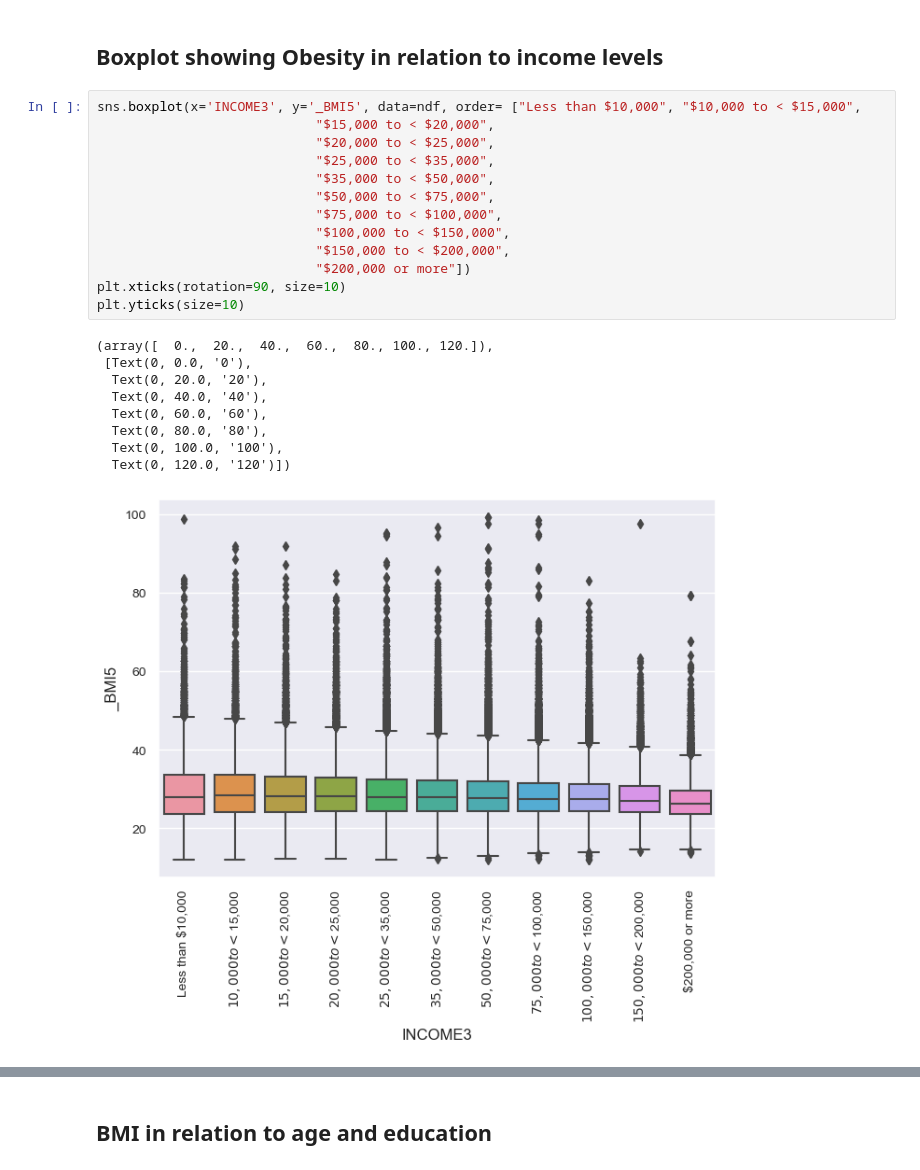
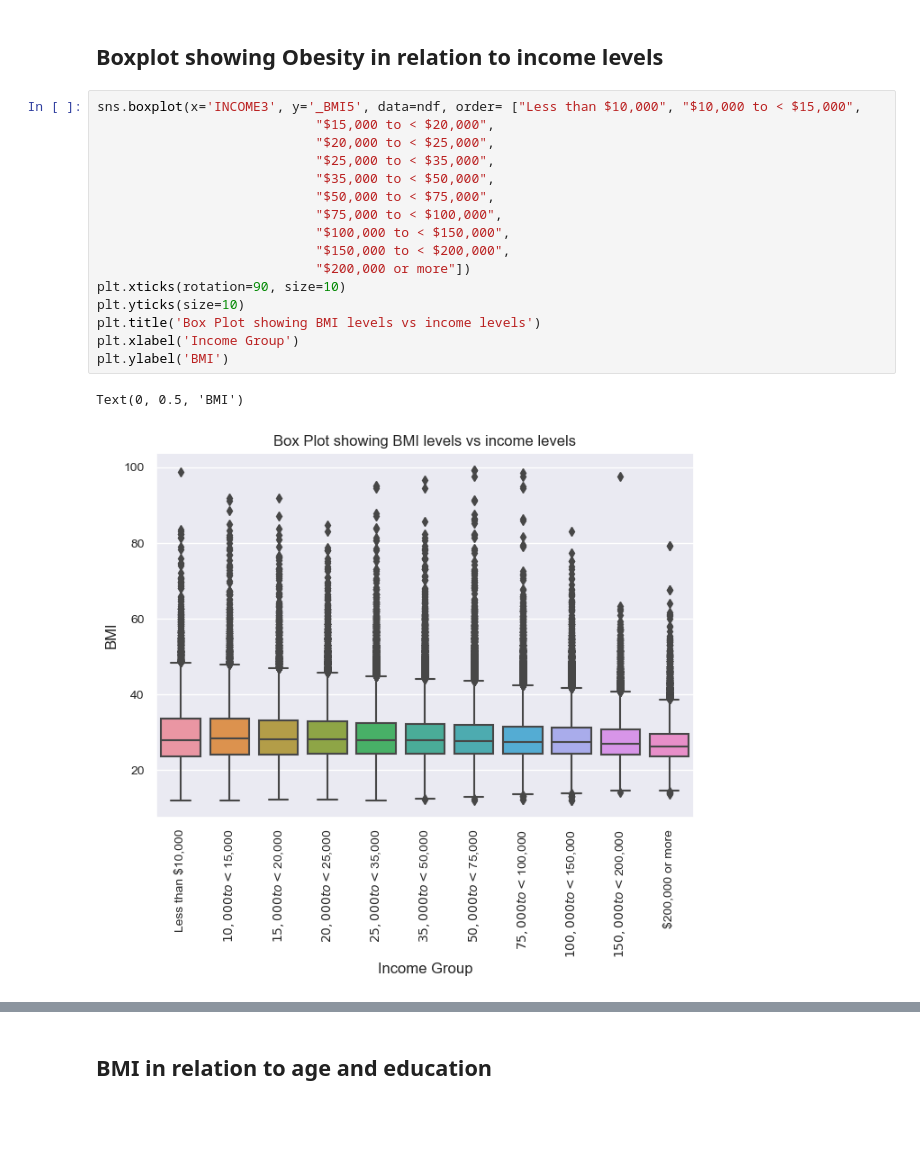
Before and after one commit to laurenc8/ds4a-obesity, a Jupyter notebook: TanishaEDA_V3.ipynb, the cells around one changed output, grey strips where cells are left out. Cells and saved outputs as stored; diff of their text form; blank space fills up the shorter version.

```diff
--- a/TanishaEDA_V3.ipynb
+++ b/TanishaEDA_V3.ipynb
@@ -121,26 +161,22 @@ ndf.head()
 # %%
 sns.boxplot(x='INCOME3', y='_BMI5', data=ndf, order= ["Less than $10,000", "$10,000 to < $15,000",
                             "$15,000 to < $20,000",
                             "$20,000 to < $25,000",
                             "$25,000 to < $35,000",
                             "$35,000 to < $50,000",
                             "$50,000 to < $75,000",
                             "$75,000 to < $100,000",
                             "$100,000 to < $150,000",
                             "$150,000 to < $200,000",
                             "$200,000 or more"])
 plt.xticks(rotation=90, size=10)
 plt.yticks(size=10)
+plt.title('Box Plot showing BMI levels vs income levels')
+plt.xlabel('Income Group')
+plt.ylabel('BMI')
 # %% [output]
-(array([  0.,  20.,  40.,  60.,  80., 100., 120.]),
- [Text(0, 0.0, '0'),
-  Text(0, 20.0, '20'),
-  Text(0, 40.0, '40'),
-  Text(0, 60.0, '60'),
-  Text(0, 80.0, '80'),
-  Text(0, 100.0, '100'),
-  Text(0, 120.0, '120')])
+Text(0, 0.5, 'BMI')
-[figure, old version]
+[figure, new version]
 # %%
 sns.boxplot(x='INCOME3', y='_BMI5CAT', data=ndf, order= ["Less than $10,000", "$10,000 to < $15,000",
                             "$15,000 to < $20,000",
```
Also changed, not shown: parts of 39 cells of this notebook.
